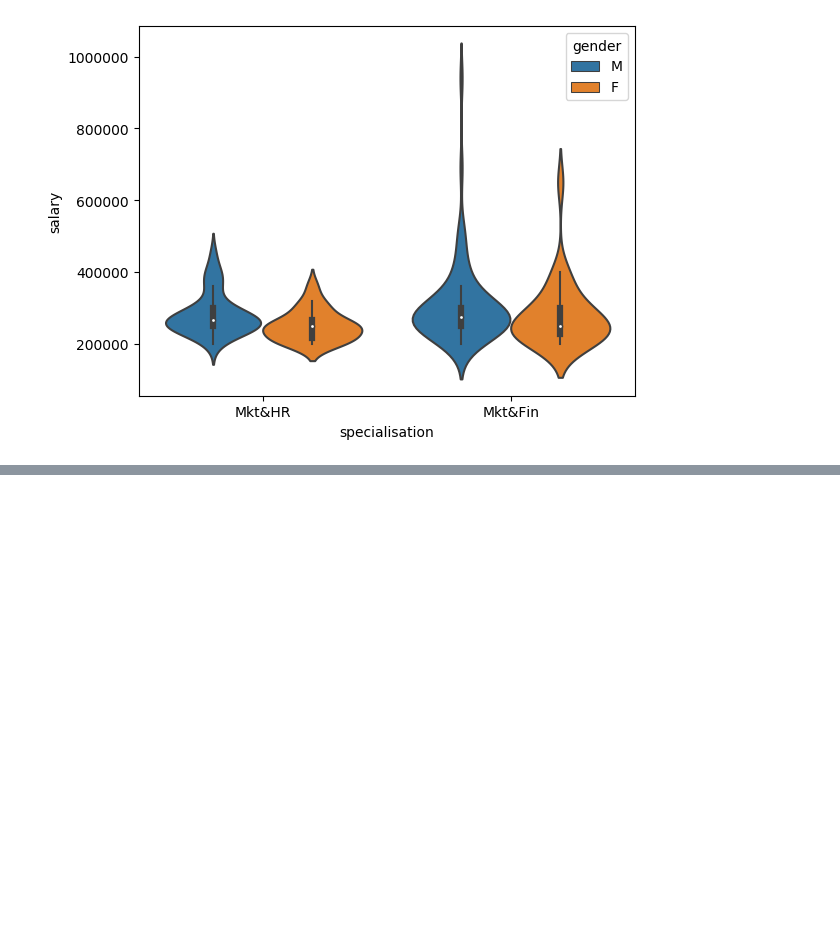
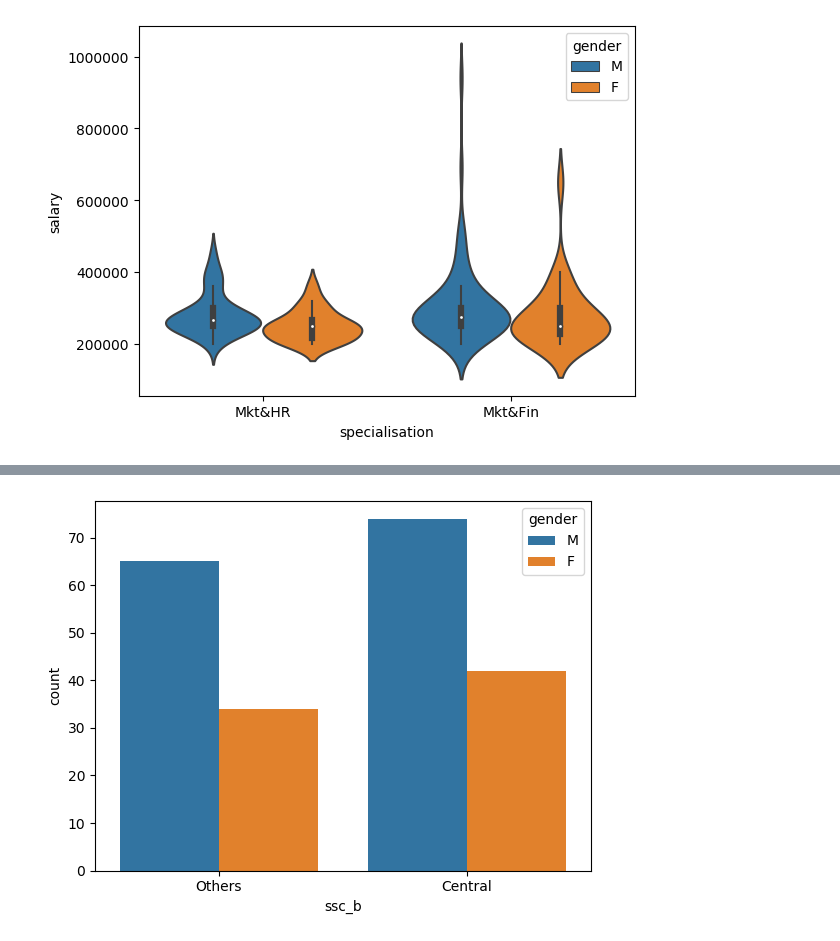
Before and after one commit to sathyakathiresan2019-arch/Data_Visualization, a Jupyter notebook: Week7.Data visualization-seaborn/Data_Visualization_seaborn.ipynb, the cells around one changed output, grey strips where cells are left out. Drawn from its saved outputs; the diff is of its cells as text; code cells hidden in the pictures; blank space fills up the shorter version.

```diff
--- a/Week7.Data visualization-seaborn/Data_Visualization_seaborn.ipynb
+++ b/Week7.Data visualization-seaborn/Data_Visualization_seaborn.ipynb
@@ -155,0 +168,6 @@ F_onewayResult(statistic=0.6719700864663097, pvalue=0.5110602818995302)
+# %%
+#It gives frequency counts of given datas.
+sb.countplot(x='ssc_b',data=dataset,hue='gender')
+plt.show()
+# %% [output]
+[figure, added]
```
Also changed, not shown: parts of 24 cells of this notebook, 4 other files.
